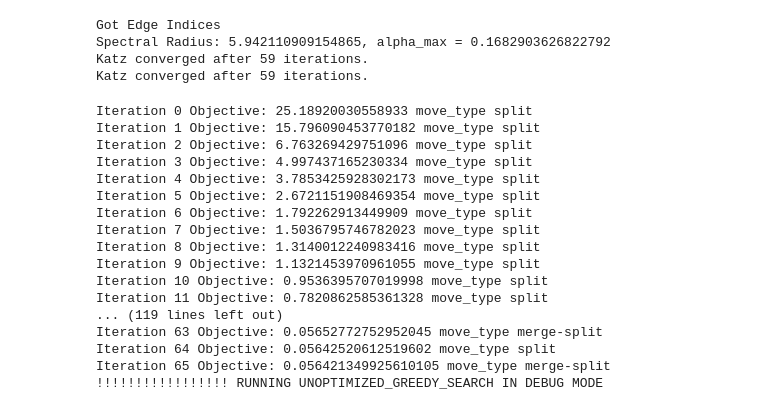
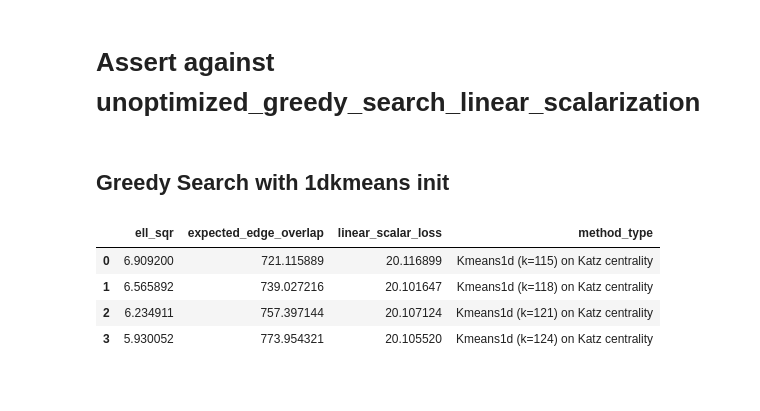
Before and after one commit to jan-meissner/AnonymiGraph, a Jupyter notebook: notebooks/randcolorgraphs/new_fast_algo.ipynb, the cells around one changed output. Saved outputs shown, nothing was run; the diff lists cells and outputs as text; code cells hidden in the pictures; blank space fills up the shorter version.

```diff
--- a/notebooks/randcolorgraphs/new_fast_algo.ipynb
+++ b/notebooks/randcolorgraphs/new_fast_algo.ipynb
@@ -87,47 +78,53 @@ Iteration 7 Objective: 0.01135039377710733 move_type merge-split
 # %%
-n = 200
+n = 100_000
 p = 6/n
 adj_matrix, katz_vector = generate_edge_list_and_katz_vector(n=n, p=p, alpha=0.1)
 edges = get_edge_vector_from_adj_matrix(adj_matrix)
-# %% [output]
-Got Edge Indices
-Spectral Radius: 5.942110909154865, alpha_max = 0.1682903626822792
-Katz converged after 59 iterations.
-Katz converged after 59 iterations.
+# %% [markdown]
+# Assert against unoptimized_greedy_search_linear_scalarization
 # %%
 from randcolorgraphs.algorithms.linear_scalarization.unoptimized_greedy_search import unoptimized_greedy_search_linear_scalarization
-from OLD_greedy_algo_fast import greedy_search as old_greedy_search
 
 def are_clusterings_equivalent(cluster1, cluster2):
     label_mapping = dict(zip(cluster1, cluster2))
     relabeled_cluster1 = np.array([label_mapping[label] for label in cluster1])
     return np.all(relabeled_cluster1 == cluster2)
 
-w = np.exp(-9)
+w = np.exp(-4)
 
-clusters_fast, obj_fast = greedy_search(katz_vector, edges, np.array([0]*len(katz_vector)), w=w)
+clusters_fast, obj_fast = greedy_search(katz_vector, edges, np.array([0]*len(katz_vector)), w=w, max_interaction_dist=5, max_iter=3)
 
 print("-"*30)
-#clusters, obj = old_greedy_search(katz_vector, edges, np.array([0]*len(katz_vector)), w=w)
-# Can go to n ~ 500; smaller w -> much slower
-clusters, obj = unoptimized_greedy_search_linear_scalarization(katz_vector, adj_matrix.todense(), np.array([0]*len(katz_vector), dtype=np.int64), w=w, pam_cluster_dist=2)
+#clusters, obj = unoptimized_greedy_search_linear_scalarization(katz_vector, adj_matrix.todense(), np.array([0]*len(katz_vector), dtype=np.int64), w=w, pam_cluster_dist=1)
 
-assert are_clusterings_equivalent(clusters_fast, clusters)
+#assert are_clusterings_equivalent(clusters_fast, clusters)
-# %% [output]
-Iteration 0 Objective: 25.18920030558933 move_type split
-Iteration 1 Objective: 15.796090453770182 move_type split
-Iteration 2 Objective: 6.763269429751096 move_type split
-Iteration 3 Objective: 4.997437165230334 move_type split
-Iteration 4 Objective: 3.7853425928302173 move_type split
-Iteration 5 Objective: 2.6721151908469354 move_type split
-Iteration 6 Objective: 1.792262913449909 move_type split
-Iteration 7 Objective: 1.5036795746782023 move_type split
-Iteration 8 Objective: 1.3140012240983416 move_type split
-Iteration 9 Objective: 1.1321453970961055 move_type split
-Iteration 10 Objective: 0.9536395707019998 move_type split
-Iteration 11 Objective: 0.7820862585361328 move_type split
-... (119 lines left out)
-Iteration 63 Objective: 0.05652772752952045 move_type merge-split
-Iteration 64 Objective: 0.05642520612519602 move_type split
-Iteration 65 Objective: 0.056421349925610105 move_type merge-split
-!!!!!!!!!!!!!!!!! RUNNING UNOPTIMIZED_GREEDY_SEARCH IN DEBUG MODE
+# %% [markdown]
+## Greedy Search with 1dkmeans init
+# %%
+import kmeans1d
+import pandas as pd
+from randcolorgraphs.objectives.get_cluster_loss_ell_sqr import get_cluster_loss_ell_sqr
+from randcolorgraphs.objectives.get_expected_edgeoverlap import get_expected_edgeoverlap
+from randcolorgraphs.algorithms.linear_scalarization.optimal_contiguous.optimal_contiguous_linear_scalarization_algo import optimal_contiguous_linear_scalarization_algo
+
+
+def evaluate_cluster_assignment(katz_centrality, A, clusters, w):
+    ell_sqr = get_cluster_loss_ell_sqr(katz_centrality, clusters)
+    expected_edge_overlap = get_expected_edgeoverlap(A, clusters)
+    linear_scalar_loss = ell_sqr + w * expected_edge_overlap
+    return [ell_sqr, expected_edge_overlap, linear_scalar_loss]
+
+### Analyze all possible clusters for their performance regarding specific merics and booleans
+df = pd.DataFrame(columns=["ell_sqr", "expected_edge_overlap", "linear_scalar_loss", "method_type"])
+
+for k in range(115, 125, 3):
+    colors, _ = kmeans1d.cluster(katz_vector, k)
+    clusters = np.array(colors)
+    df.loc[len(df)] = evaluate_cluster_assignment(katz_vector, adj_matrix, clusters, w) + [f"Kmeans1d (k={k}) on Katz centrality"]
+display(df)
+# %% [output]
+|  | ell_sqr | expected_edge_overlap | linear_scalar_loss | method_type |
+| 0 | 6.909200 | 721.115889 | 20.116899 | Kmeans1d (k=115) on Katz centrality |
+| 1 | 6.565892 | 739.027216 | 20.101647 | Kmeans1d (k=118) on Katz centrality |
+| 2 | 6.234911 | 757.397144 | 20.107124 | Kmeans1d (k=121) on Katz centrality |
+| 3 | 5.930052 | 773.954321 | 20.105520 | Kmeans1d (k=124) on Katz centrality |
```
Also changed, not shown: parts of 6 cells of this notebook, 5 other files.
